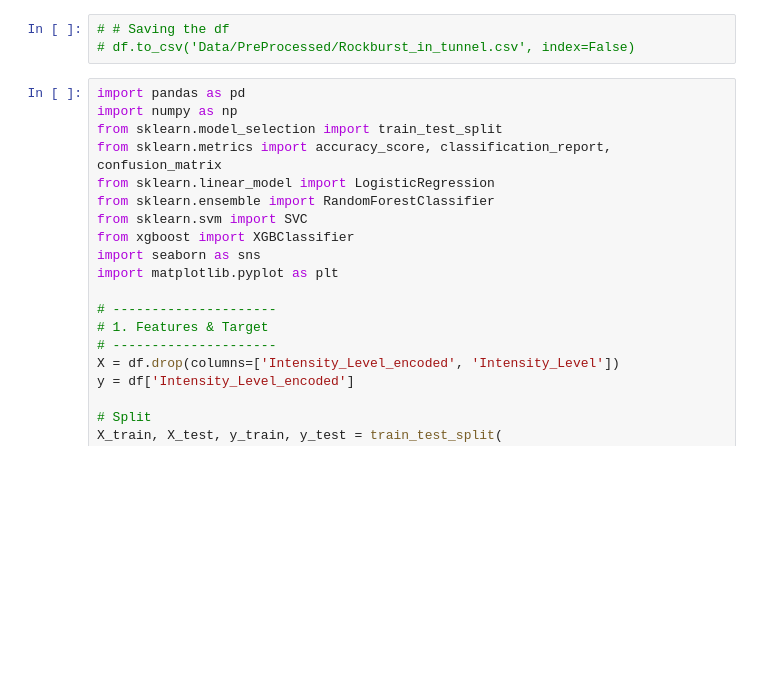
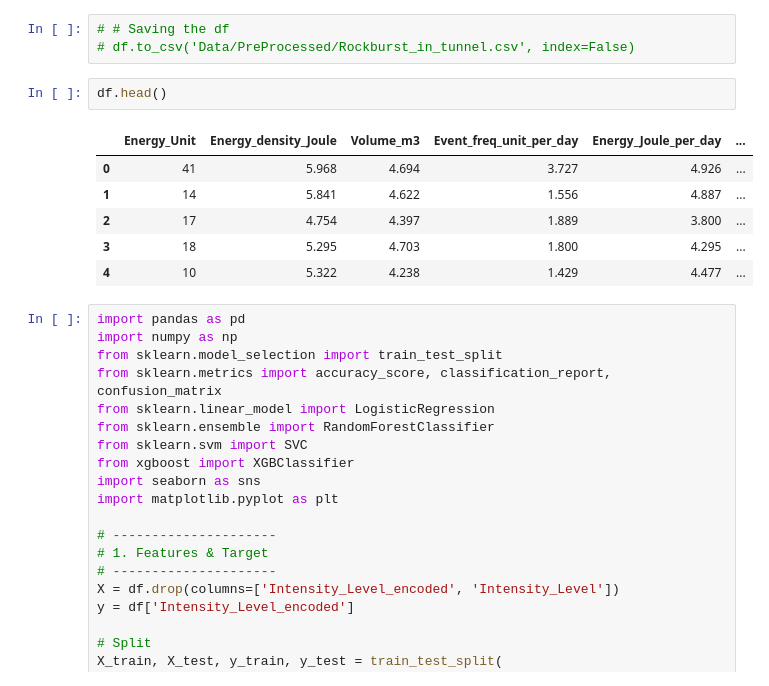
Before and after one commit to aliirshad3098/RockBurst_Prediction_In_Tunnel, a Jupyter notebook: cleaning_data.ipynb, the cells around one changed output. Saved outputs shown, nothing was run; the diff lists cells and outputs as text; blank space fills up the shorter version.

```diff
--- a/cleaning_data.ipynb
+++ b/cleaning_data.ipynb
@@ -144,6 +144,15 @@ df["Volume_Change_Rate"]=df["Volume_m3_per_day"]/df["Duration_days"]
 # %%
 # # Saving the df
 # df.to_csv('Data/PreProcessed/Rockburst_in_tunnel.csv', index=False)
+# %%
+df.head()
+# %% [output]
+|  | Energy_Unit | Energy_density_Joule | Volume_m3 | Event_freq_unit_per_day | Energy_Joule_per_day | ... |
+| 0 | 41 | 5.968 | 4.694 | 3.727 | 4.926 | ... |
+| 1 | 14 | 5.841 | 4.622 | 1.556 | 4.887 | ... |
+| 2 | 17 | 4.754 | 4.397 | 1.889 | 3.800 | ... |
+| 3 | 18 | 5.295 | 4.703 | 1.800 | 4.295 | ... |
+| 4 | 10 | 5.322 | 4.238 | 1.429 | 4.477 | ... |
 # %%
 import pandas as pd
 import numpy as np
```
Also changed, not shown: 1 other file.
